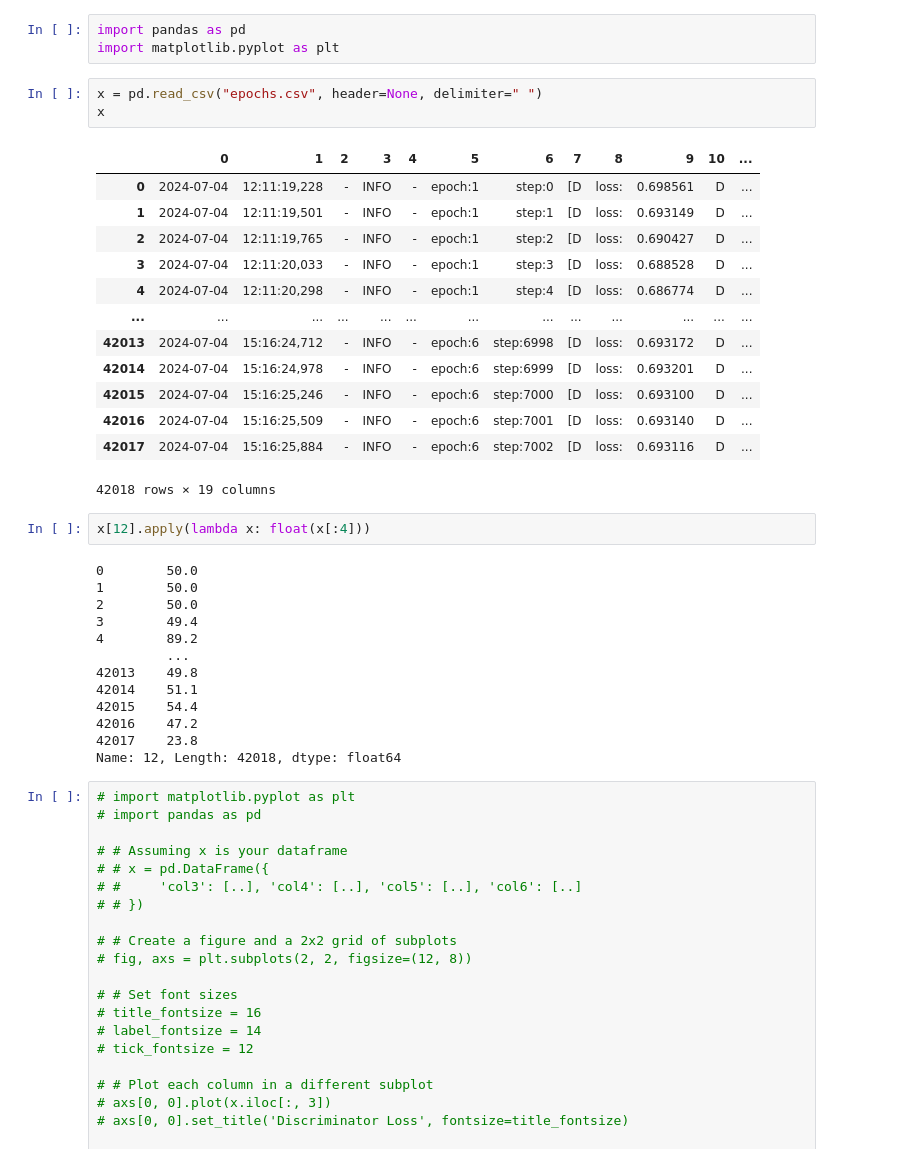
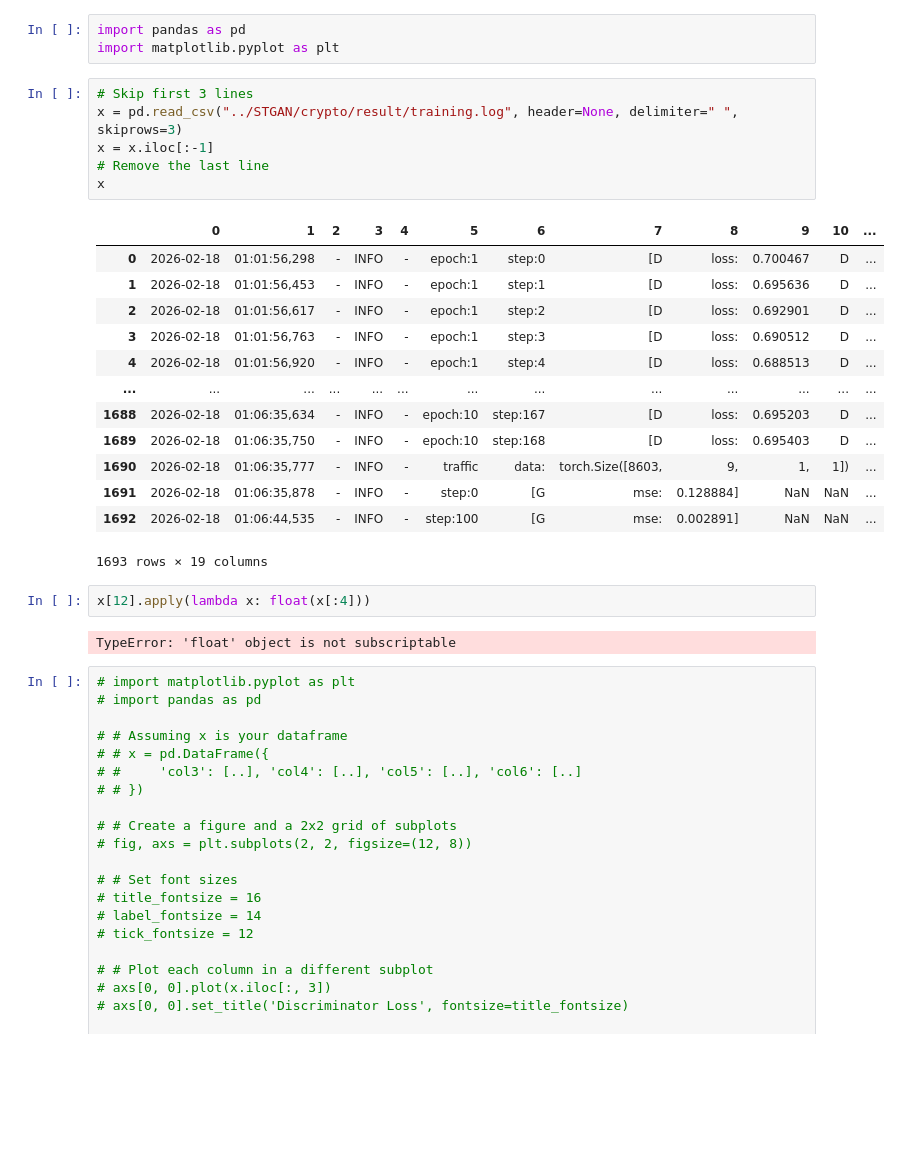
Before and after one commit to fgias/stock-price-anomaly-detection, a Jupyter notebook: stgan-algo/training_plots/training-plots.ipynb, the cells around one changed output. Saved outputs shown, nothing was run; the diff lists cells and outputs as text; blank space fills up the shorter version.

```diff
--- a/stgan-algo/training_plots/training-plots.ipynb
+++ b/stgan-algo/training_plots/training-plots.ipynb
@@ -1,38 +1,30 @@
 # %%
 import pandas as pd
 import matplotlib.pyplot as plt
-# %%
-x = pd.read_csv("epochs.csv", header=None, delimiter=" ")
-x
-# %% [output]
-|  | 0 | 1 | 2 | 3 | 4 | 5 | 6 | 7 | 8 | 9 | 10 | ... |
-| 0 | 2024-07-04 | 12:11:19,228 | - | INFO | - | epoch:1 | step:0 | [D | loss: | 0.698561 | D | ... |
-| 1 | 2024-07-04 | 12:11:19,501 | - | INFO | - | epoch:1 | step:1 | [D | loss: | 0.693149 | D | ... |
-| 2 | 2024-07-04 | 12:11:19,765 | - | INFO | - | epoch:1 | step:2 | [D | loss: | 0.690427 | D | ... |
-| 3 | 2024-07-04 | 12:11:20,033 | - | INFO | - | epoch:1 | step:3 | [D | loss: | 0.688528 | D | ... |
-| 4 | 2024-07-04 | 12:11:20,298 | - | INFO | - | epoch:1 | step:4 | [D | loss: | 0.686774 | D | ... |
-| ... | ... | ... | ... | ... | ... | ... | ... | ... | ... | ... | ... | ... |
-| 42013 | 2024-07-04 | 15:16:24,712 | - | INFO | - | epoch:6 | step:6998 | [D | loss: | 0.693172 | D | ... |
-| 42014 | 2024-07-04 | 15:16:24,978 | - | INFO | - | epoch:6 | step:6999 | [D | loss: | 0.693201 | D | ... |
-| 42015 | 2024-07-04 | 15:16:25,246 | - | INFO | - | epoch:6 | step:7000 | [D | loss: | 0.693100 | D | ... |
-| 42016 | 2024-07-04 | 15:16:25,509 | - | INFO | - | epoch:6 | step:7001 | [D | loss: | 0.693140 | D | ... |
-| 42017 | 2024-07-04 | 15:16:25,884 | - | INFO | - | epoch:6 | step:7002 | [D | loss: | 0.693116 | D | ... |
-42018 rows × 19 columns
+# %%
+# Skip first 3 lines
+x = pd.read_csv("../STGAN/crypto/result/training.log", header=None, delimiter=" ", skiprows=3)
+x = x.iloc[:-1]
+# Remove the last line
+x
+# %% [output]
+|  | 0 | 1 | 2 | 3 | 4 | 5 | 6 | 7 | 8 | 9 | 10 | ... |
+| 0 | 2026-02-18 | 01:01:56,298 | - | INFO | - | epoch:1 | step:0 | [D | loss: | 0.700467 | D | ... |
+| 1 | 2026-02-18 | 01:01:56,453 | - | INFO | - | epoch:1 | step:1 | [D | loss: | 0.695636 | D | ... |
+| 2 | 2026-02-18 | 01:01:56,617 | - | INFO | - | epoch:1 | step:2 | [D | loss: | 0.692901 | D | ... |
+| 3 | 2026-02-18 | 01:01:56,763 | - | INFO | - | epoch:1 | step:3 | [D | loss: | 0.690512 | D | ... |
+| 4 | 2026-02-18 | 01:01:56,920 | - | INFO | - | epoch:1 | step:4 | [D | loss: | 0.688513 | D | ... |
+| ... | ... | ... | ... | ... | ... | ... | ... | ... | ... | ... | ... | ... |
+| 1688 | 2026-02-18 | 01:06:35,634 | - | INFO | - | epoch:10 | step:167 | [D | loss: | 0.695203 | D | ... |
+| 1689 | 2026-02-18 | 01:06:35,750 | - | INFO | - | epoch:10 | step:168 | [D | loss: | 0.695403 | D | ... |
+| 1690 | 2026-02-18 | 01:06:35,777 | - | INFO | - | traffic | data: | torch.Size([8603, | 9, | 1, | 1]) | ... |
+| 1691 | 2026-02-18 | 01:06:35,878 | - | INFO | - | step:0 | [G | mse: | 0.128884] | NaN | NaN | ... |
+| 1692 | 2026-02-18 | 01:06:44,535 | - | INFO | - | step:100 | [G | mse: | 0.002891] | NaN | NaN | ... |
+1693 rows × 19 columns
 # %%
 x[12].apply(lambda x: float(x[:4]))
 # %% [output]
-0        50.0
-1        50.0
-2        50.0
-3        49.4
-4        89.2
-         ...
-42013    49.8
-42014    51.1
-42015    54.4
-42016    47.2
-42017    23.8
-Name: 12, Length: 42018, dtype: float64
+TypeError: 'float' object is not subscriptable
 # %%
 # import matplotlib.pyplot as plt
 # import pandas as pd
```
Also changed, not shown: parts of 1 cell of this notebook, 2 other files.
